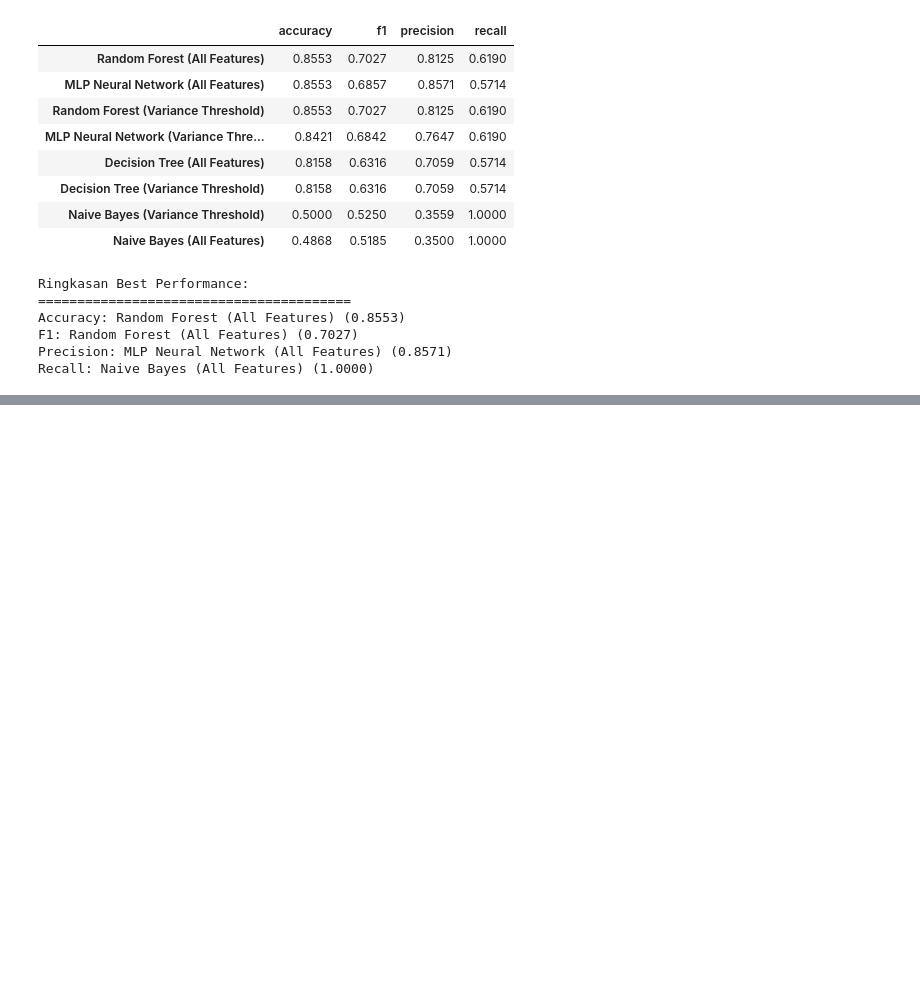
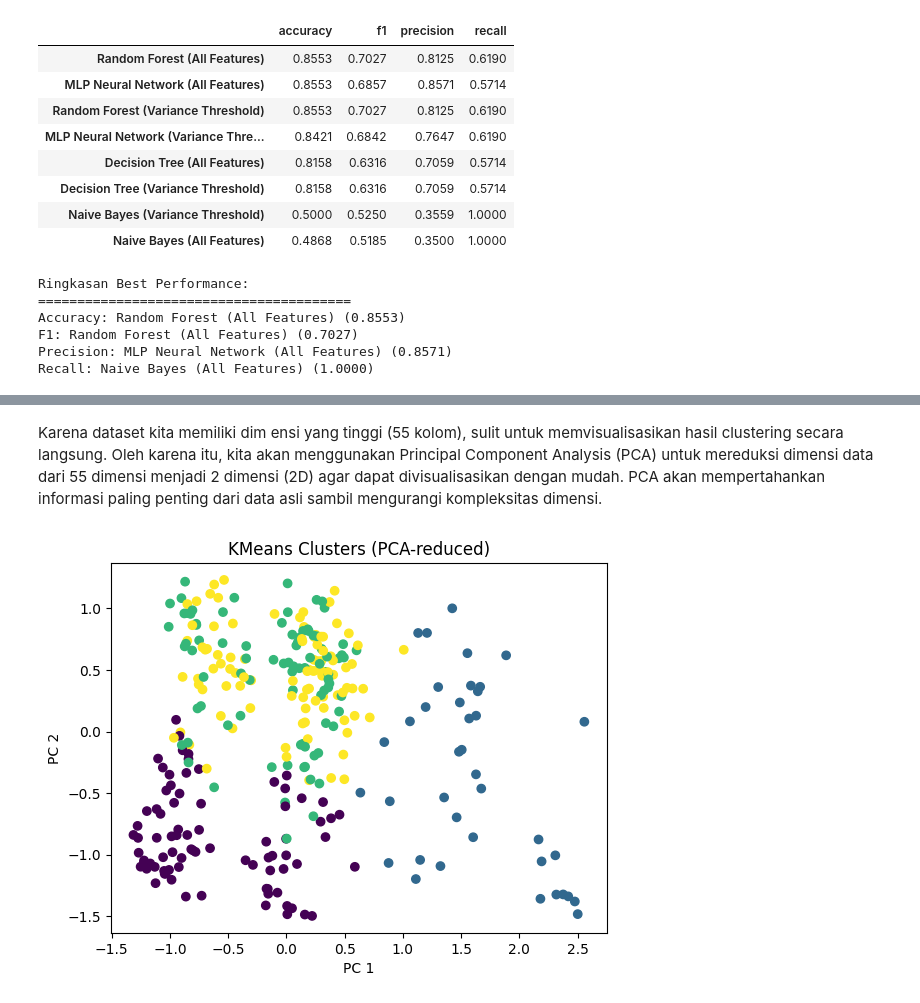
Before and after one commit to Ardavaa/matkul-machine_learning, a Jupyter notebook: 5_tugas_besar/main.ipynb, the cells around one changed output, grey strips where cells are left out. Saved outputs shown, nothing was run; the diff lists cells and outputs as text; code cells hidden in the pictures; blank space fills up the shorter version.

```diff
--- a/5_tugas_besar/main.ipynb
+++ b/5_tugas_besar/main.ipynb
@@ -884,0 +1009,24 @@ Menariknya, variance threshold feature selection **tidak meningkatkan** performa
+# %%
+kmeans = KMeans(n_clusters=4, random_state=42)
+
+# training model
+kmeans.fit(df_scaled.to_numpy())
+labels = kmeans.labels_  # label cluster untuk setiap data
+
+# tambahkan kolom cluster ke df
+df['Cluster'] = labels
+# %% [markdown]
+Karena dataset kita memiliki dim
+ensi yang tinggi (55 kolom), sulit untuk memvisualisasikan hasil clustering secara langsung. Oleh karena itu, kita akan menggunakan Principal Component Analysis (PCA) untuk mereduksi dimensi data dari 55 dimensi menjadi 2 dimensi (2D) agar dapat divisualisasikan dengan mudah. PCA akan mempertahankan informasi paling penting dari data asli sambil mengurangi kompleksitas dimensi.
+# %%
+# reduksi dimensi dengan PCA menjadi 2 dimensi
+pca = PCA(n_components=2)
+X_pca = pca.fit_transform(df_scaled)
+
+plt.scatter(X_pca[:, 0], X_pca[:, 1], c=labels, cmap='viridis')
+plt.title("KMeans Clusters (PCA-reduced)")
+plt.xlabel("PC 1")
+plt.ylabel("PC 2")
+plt.show()
+# %% [output]
+[figure, added]
```
Also changed, not shown: parts of 14 cells of this notebook.
